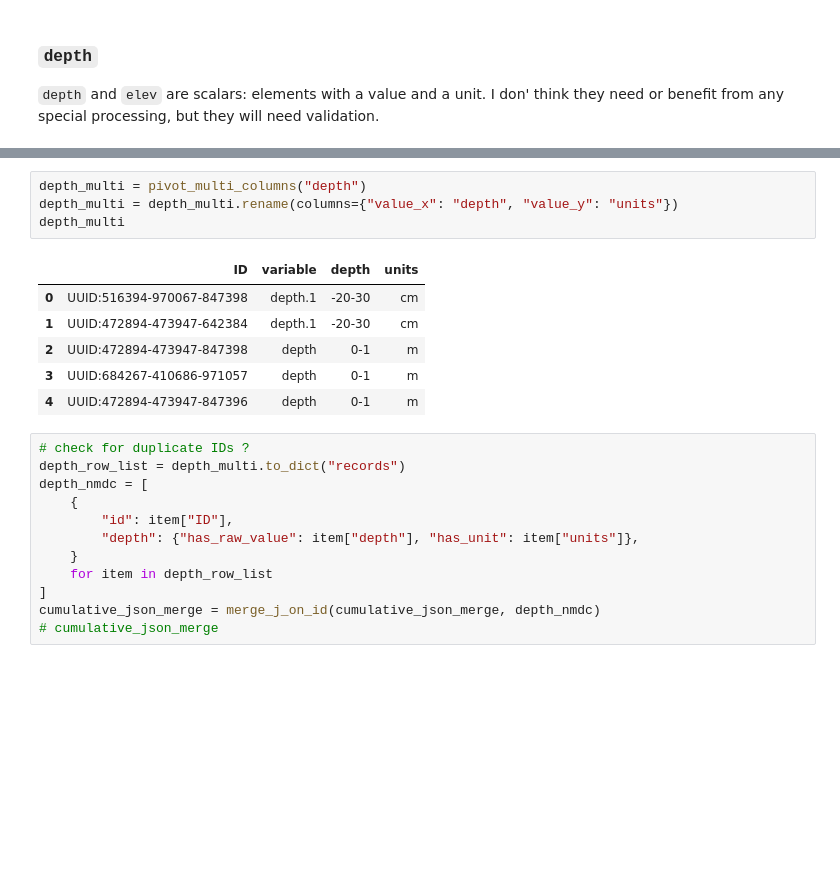
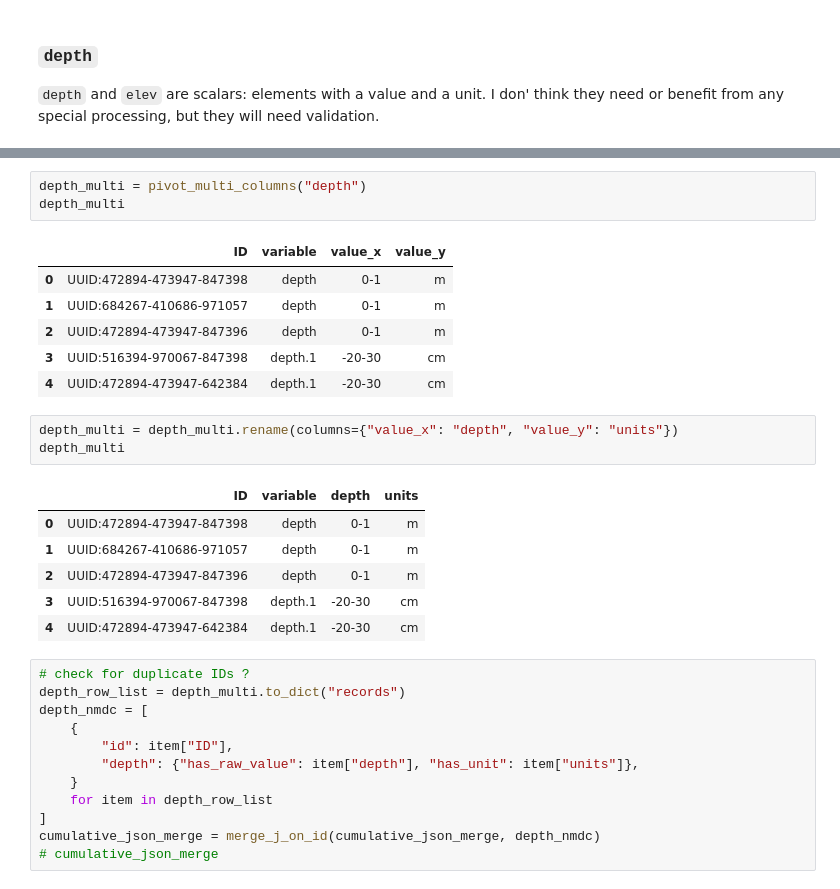
Before and after one commit to microbiomedata/nmdc-metadata, a Jupyter notebook: notebooks/nmdc_metadata_issue_375_prototype.ipynb, the cells around one changed output, grey strips where cells are left out. Saved outputs shown, nothing was run; the diff lists cells and outputs as text; blank space fills up the shorter version.

```diff
--- a/notebooks/nmdc_metadata_issue_375_prototype.ipynb
+++ b/notebooks/nmdc_metadata_issue_375_prototype.ipynb
@@ -1156,14 +1174,23 @@ unique_dupes
 # %%
 depth_multi = pivot_multi_columns("depth")
-depth_multi = depth_multi.rename(columns={"value_x": "depth", "value_y": "units"})
 depth_multi
 # %% [output]
-|  | ID | variable | depth | units |
-| 0 | UUID:516394-970067-847398 | depth.1 | -20-30 | cm |
-| 1 | UUID:472894-473947-642384 | depth.1 | -20-30 | cm |
-| 2 | UUID:472894-473947-847398 | depth | 0-1 | m |
-| 3 | UUID:684267-410686-971057 | depth | 0-1 | m |
-| 4 | UUID:472894-473947-847396 | depth | 0-1 | m |
+|  | ID | variable | value_x | value_y |
+| 0 | UUID:472894-473947-847398 | depth | 0-1 | m |
+| 1 | UUID:684267-410686-971057 | depth | 0-1 | m |
+| 2 | UUID:472894-473947-847396 | depth | 0-1 | m |
+| 3 | UUID:516394-970067-847398 | depth.1 | -20-30 | cm |
+| 4 | UUID:472894-473947-642384 | depth.1 | -20-30 | cm |
+# %%
+depth_multi = depth_multi.rename(columns={"value_x": "depth", "value_y": "units"})
+depth_multi
+# %% [output]
+|  | ID | variable | depth | units |
+| 0 | UUID:472894-473947-847398 | depth | 0-1 | m |
+| 1 | UUID:684267-410686-971057 | depth | 0-1 | m |
+| 2 | UUID:472894-473947-847396 | depth | 0-1 | m |
+| 3 | UUID:516394-970067-847398 | depth.1 | -20-30 | cm |
+| 4 | UUID:472894-473947-642384 | depth.1 | -20-30 | cm |
 # %%
 # check for duplicate IDs ?
 depth_row_list = depth_multi.to_dict("records")
```
Also changed, not shown: parts of 7 cells of this notebook, 3 other files.
